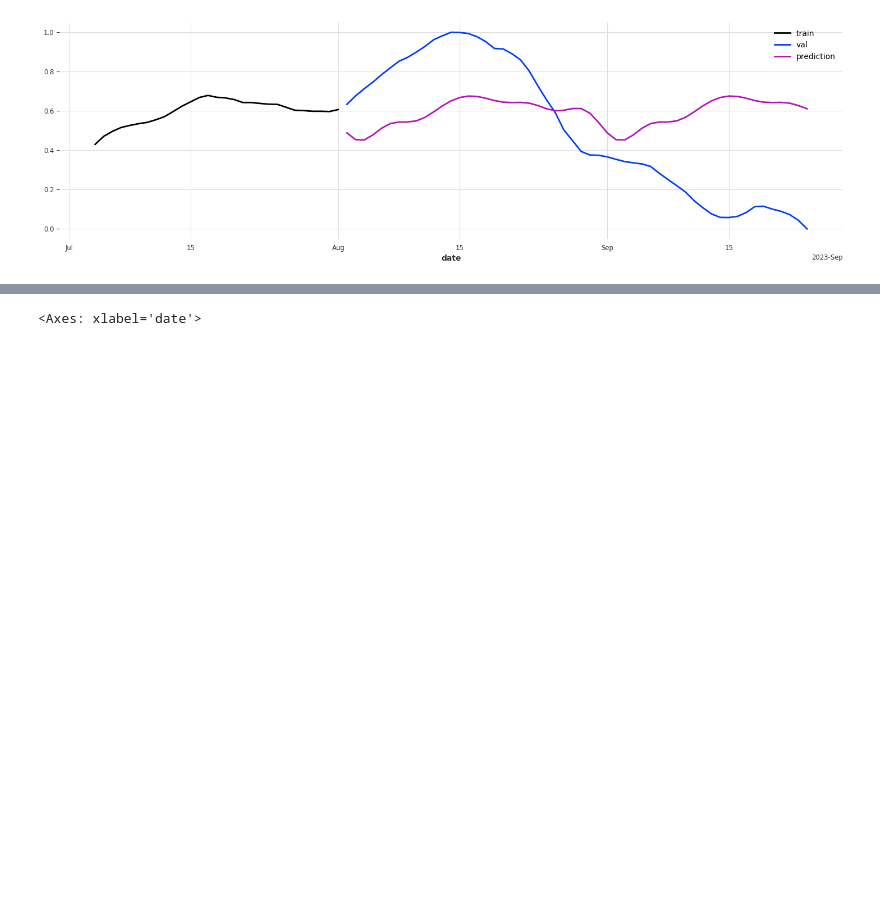
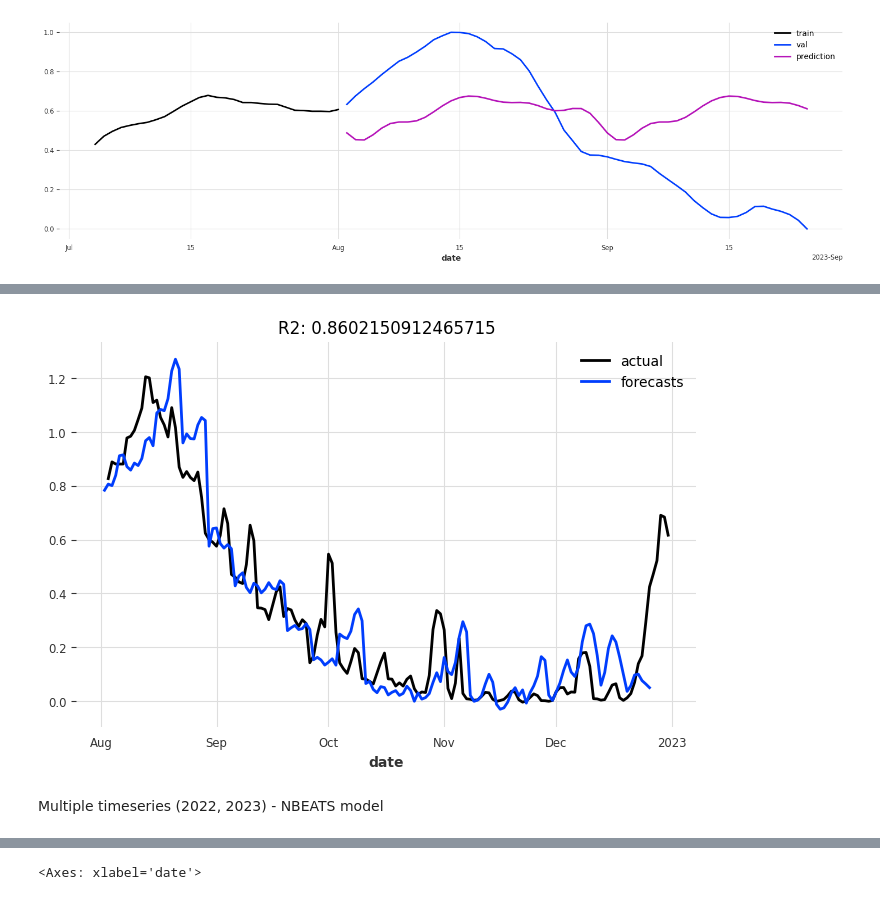
Before and after one commit to tn-aixpa/datiturismo, a Jupyter notebook: digital twin/confounding.ipynb, the cells around one changed output, grey strips where cells are left out. Drawn from its saved outputs; the diff is of its cells as text; code cells hidden in the pictures; blank space fills up the shorter version.

```diff
--- a/digital twin/confounding.ipynb
+++ b/digital twin/confounding.ipynb
@@ -1412,0 +1437,18 @@ pred_val.plot(label="prediction")
+# %%
+model_name = "nbeats_interpretable_run"
+model_nbeats = NBEATSModel(
+    input_chunk_length=30,
+    output_chunk_length=7,
+    generic_architecture=False,
+    num_blocks=3,
+    num_layers=4,
+    layer_widths=512,
+    n_epochs=100,
+    nr_epochs_val_period=1,
+    batch_size=800,
+    random_state=42,
+    model_name=model_name,
+    save_checkpoints=True,
+    force_reset=True,
+    **generate_torch_kwargs(),
+)
@@ -1412,0 +1459,21 @@ pred_val.plot(label="prediction")
+# %%
+model_nbeats = NBEATSModel.load_from_checkpoint(model_name=model_name, best=True)
+# %%
+pred_series = model_nbeats.historical_forecasts(
+    series_scaled,
+    start=val_scaled.start_time(),
+    forecast_horizon=7,
+    stride=7,
+    last_points_only=False,
+    retrain=False,
+    verbose=True,
+)
+pred_series = concatenate(pred_series)
+# %%
+display_forecast(
+    pred_series, series_scaled, "17 day", start_date=val_scaled.start_time()
+)
+# %% [output]
+[figure, added]
+# %% [markdown]
+Multiple timeseries (2022, 2023) - NBEATS model
```
Also changed, not shown: parts of 13 cells of this notebook.
